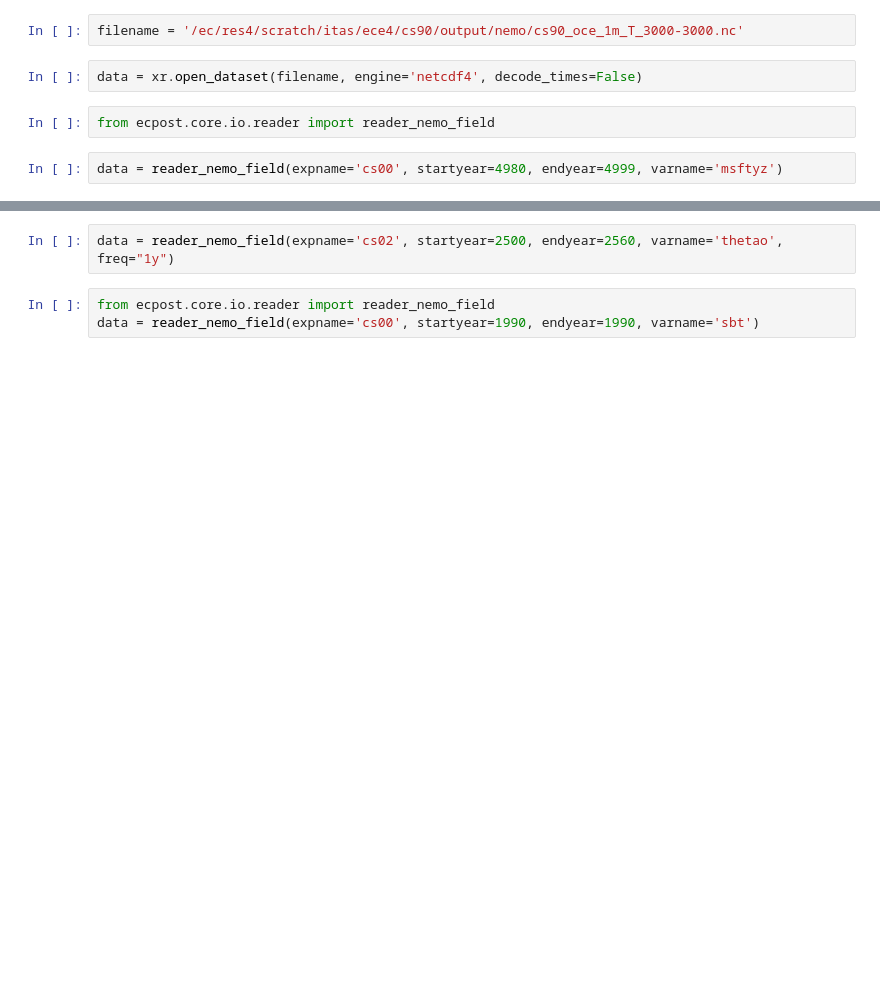
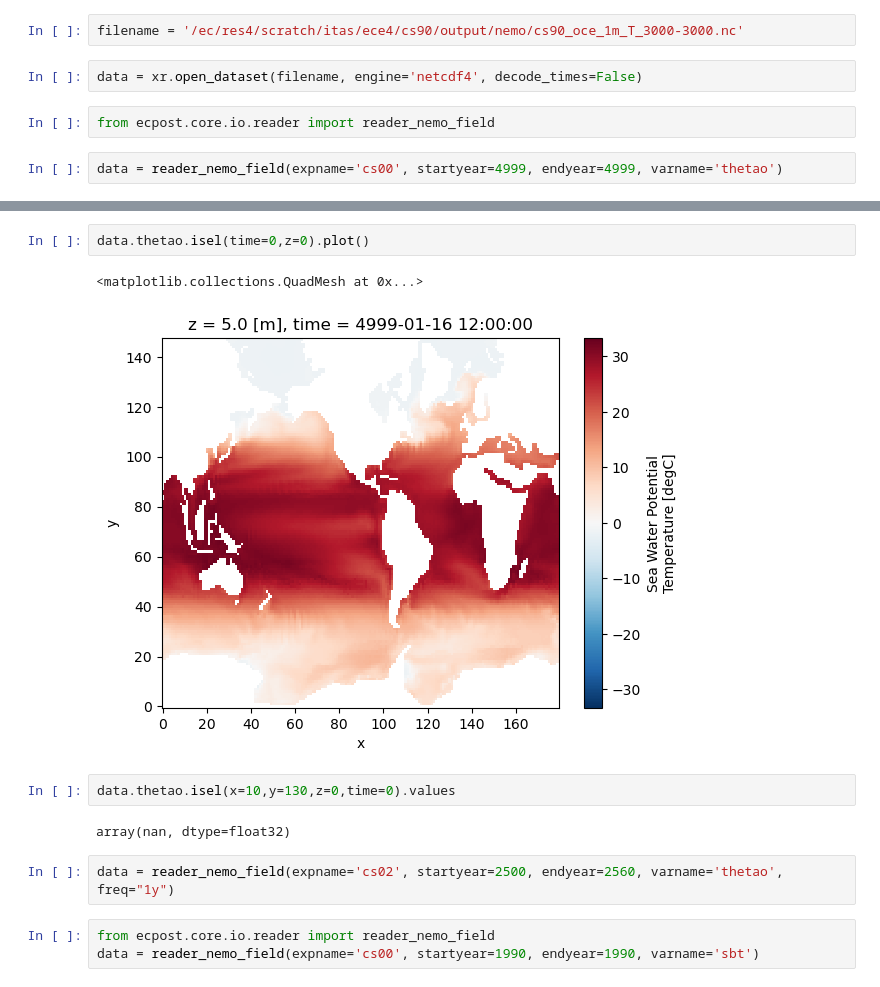
Before and after one commit to asozza/ecearth-outpost, a Jupyter notebook: notebooks/test_reader.ipynb, the cells around one changed output, grey strips where cells are left out. Drawn from its saved outputs; the diff is of its cells as text; blank space fills up the shorter version.

```diff
--- a/notebooks/test_reader.ipynb
+++ b/notebooks/test_reader.ipynb
@@ -60,4 +60,4 @@ data = xr.open_dataset(filename, engine='netcdf4', decode_times=False)
 # %%
 from ecpost.core.io.reader import reader_nemo_field
 # %%
-data = reader_nemo_field(expname='cs00', startyear=4980, endyear=4999, varname='msftyz')
+data = reader_nemo_field(expname='cs00', startyear=4999, endyear=4999, varname='thetao')
@@ -64,3 +66,12 @@ data = reader_nemo_field(expname='cs00', startyear=4980, endyear=4999, varname='
+# %%
+data.thetao.isel(time=0,z=0).plot()
+# %% [output]
+<matplotlib.collections.QuadMesh at 0x...>
+[figure, added]
+# %%
+data.thetao.isel(x=10,y=130,z=0,time=0).values
+# %% [output]
+array(nan, dtype=float32)
 # %%
 data = reader_nemo_field(expname='cs02', startyear=2500, endyear=2560, varname='thetao', freq="1y")
 # %%
```
Also changed, not shown: parts of 1 cell of this notebook, 1 other file.
